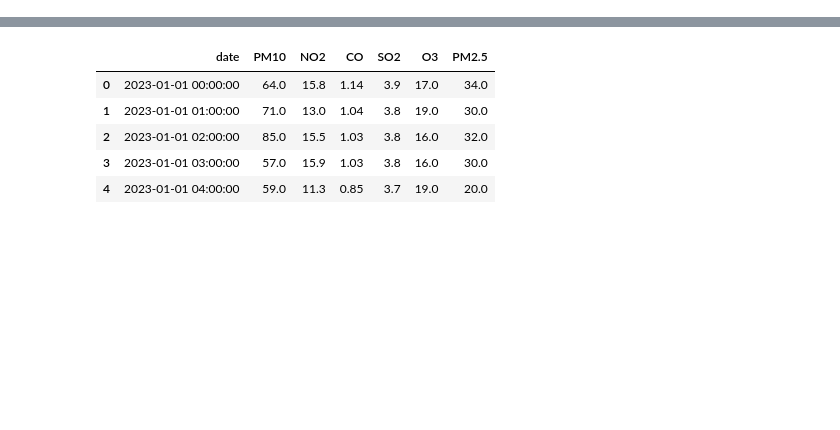
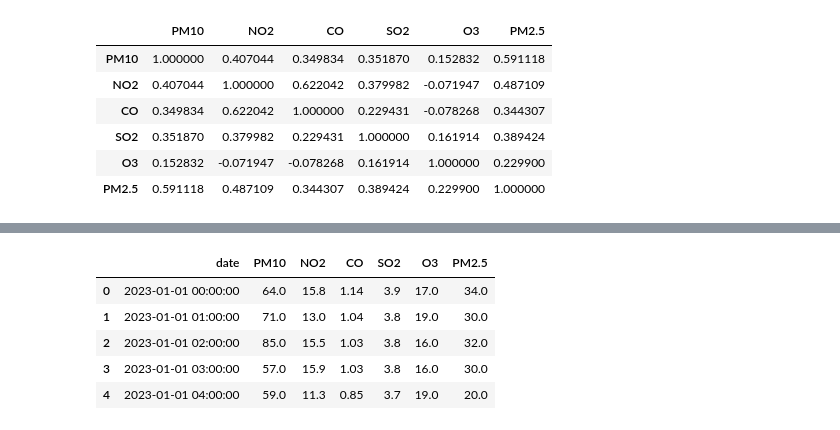
Before and after one commit to marielalvarez/Analisis-de-Calidad-de-Aire, a Jupyter notebook: ETAPA1/suroeste2/2023.ipynb, the cells around one changed output, grey strips where cells are left out. Saved outputs shown, nothing was run; the diff lists cells and outputs as text; code cells hidden in the pictures; blank space fills up the shorter version.

```diff
--- a/ETAPA1/suroeste2/2023.ipynb
+++ b/ETAPA1/suroeste2/2023.ipynb
@@ -6,0 +18,10 @@ data_2023 = data_2023[['date','PM10', 'NO2', 'CO', 'SO2','O3', 'PM2.5']]
+# %%
+data_2023[['PM10', 'NO2', 'CO', 'SO2','O3', 'PM2.5']].corr()
+# %% [output]
+|  | PM10 | NO2 | CO | SO2 | O3 | PM2.5 |
+| PM10 | 1.000000 | 0.407044 | 0.349834 | 0.351870 | 0.152832 | 0.591118 |
+| NO2 | 0.407044 | 1.000000 | 0.622042 | 0.379982 | -0.071947 | 0.487109 |
+| CO | 0.349834 | 0.622042 | 1.000000 | 0.229431 | -0.078268 | 0.344307 |
+| SO2 | 0.351870 | 0.379982 | 0.229431 | 1.000000 | 0.161914 | 0.389424 |
+| O3 | 0.152832 | -0.071947 | -0.078268 | 0.161914 | 1.000000 | 0.229900 |
+| PM2.5 | 0.591118 | 0.487109 | 0.344307 | 0.389424 | 0.229900 | 1.000000 |
```
Also changed, not shown: parts of 4 cells of this notebook, 28 other files.
